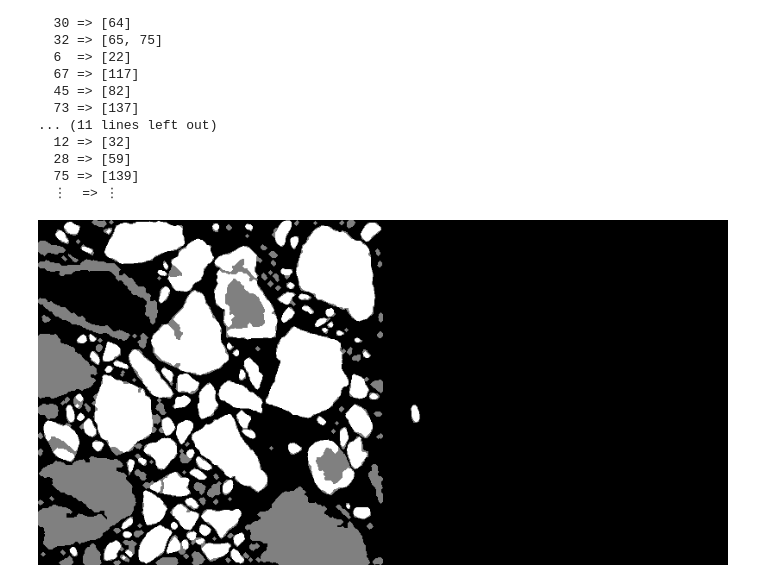
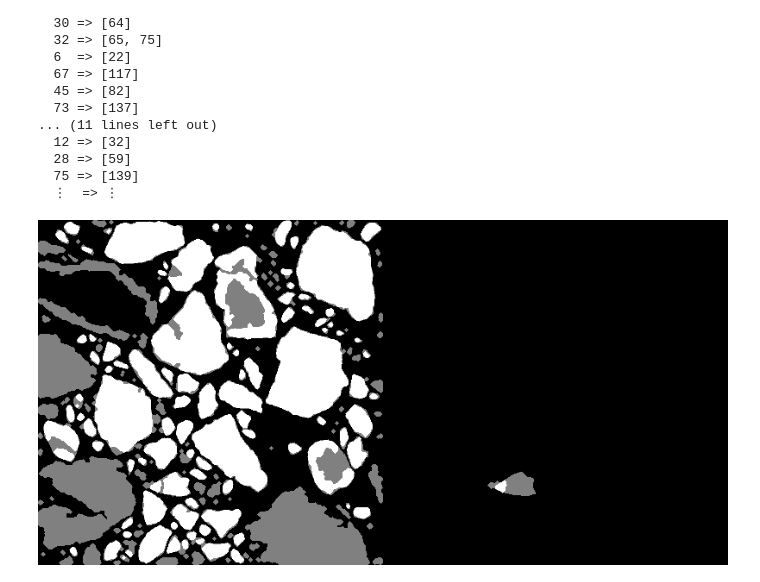
Before and after one commit to danielmwatkins/calval_tgrs, a Jupyter notebook: notebooks/evaluating_segmentation_quality.ipynb, the cells around one changed output. Cells and saved outputs as stored; diff of their text form; code cells hidden in the pictures.

```diff
--- a/notebooks/evaluating_segmentation_quality.ipynb
+++ b/notebooks/evaluating_segmentation_quality.ipynb
@@ -250,10 +265,10 @@ Dict{Int64, Vector{Int64}} with 100 entries:
   75 => [139]
   ⋮  => ⋮
 # %%
-key = 4
+key = 32
 mosaicview(0.5 .* Gray.(lbseg.image_indexmap .> 0)
     .+ 0.5 .* Gray.(laseg.image_indexmap .> 0),
     0.5 .* Gray.(lbseg.image_indexmap .== key)
-    .+ 0.5 .* Gray.(laseg.image_indexmap .== relevant_sets[key]), nrow=1)
+    .+ 0.5 .* Gray.(laseg.image_indexmap .== relevant_sets[key][1]), nrow=1)
 # %% [output]
-[figure, old version]
+[figure, new version]
```
Also changed, not shown: parts of 1 cell of this notebook.
